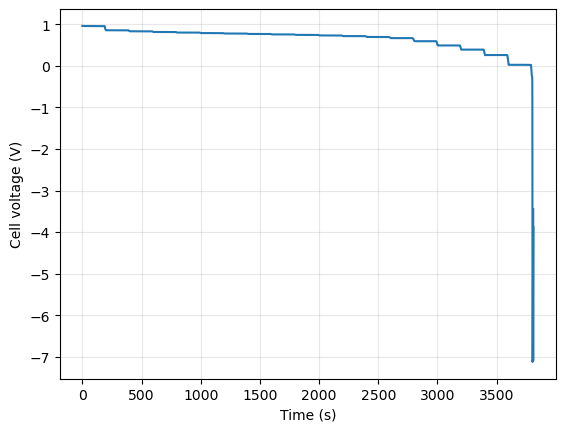
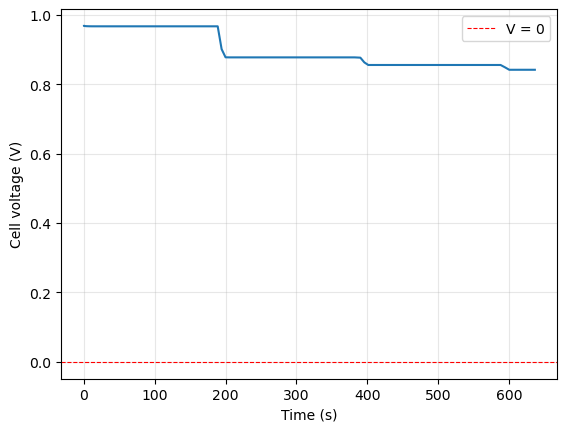
The notebook cell's code change between the first figure and the second:
--- before
+++ after
@@ -1,3 +1,3 @@
-CURRENT_DENSITIES = np.linspace(10, 20000, 21)   # A/m2  (0 to 2 A/cm2)
+CURRENT_DENSITIES = np.linspace(0, 20000, 41)   # A/m2  (0 to 2 A/cm2)
 T_STEP = 200.0   # s per step
 T_AVG  = 30.0    # s at end of each step to average for quasi-steady voltage
@@ -7,17 +7,24 @@
 
 i_profile = lambda t: np.interp(t, tx, ix)
-conditions.current_density = i_profile   # keep conditions object as source of truth
-model.current_density = i_profile        # wire into ODE integrator
-import time 
-t1 = time.time()
-sol_full   = base.solve(y0, t_span=(tx[0], tx[-1]), max_step=100.)
+conditions.current_density = i_profile
+model.current_density = i_profile
+
+def _voltage_zero_crossing(t, y):
+    """Terminal event: fires when V_cell passes through zero (going negative)."""
+    st = base.postprocess(y[:, np.newaxis], i_density=float(model.current_density(t)))
+    return float(st.V_cell.item())
+
+_voltage_zero_crossing.terminal  = True
+_voltage_zero_crossing.direction = -1   # only trigger on downward crossing
+
+sol_full   = base.solve(y0, t_span=(tx[0], tx[-1]), max_step=100.,
+                        events=_voltage_zero_crossing)
 state_full = base.postprocess(sol_full.y, i_density=model.current_density(sol_full.t))
-t2 = time.time()
-print(f"Elapsed time : {t2-t1:.1f}, {tx[-1]/(t2-t1):.0f}x faster than RT")
-# Time-average cell voltage over the last T_AVG seconds of each galvanostatic step.
-# searchsorted + clamp guarantees at least one point even when max_step > T_AVG or
-# the solve end time falls short of the nominal step boundary.
-V_arr = np.empty(len(CURRENT_DENSITIES))
+
+# Time-average voltage per step; NaN for steps the integrator never reached.
+V_arr = np.full(len(CURRENT_DENSITIES), np.nan)
 for k in range(len(CURRENT_DENSITIES)):
+    if sol_full.t[-1] < k * T_STEP:
+        break   # all remaining steps unreached
     t_hi  = min((k + 1) * T_STEP, sol_full.t[-1])
     j_hi  = np.searchsorted(sol_full.t, t_hi, side='right')
@@ -27,6 +34,8 @@
 
 plt.plot(sol_full.t, state_full.V_cell)
+plt.axhline(0, color='r', lw=0.8, ls='--', label='V = 0')
 plt.xlabel('Time (s)')
 plt.ylabel('Cell voltage (V)')
+plt.legend()
 plt.grid(True, alpha=0.3)
 plt.show()

Commit: Channel dynamics working fine.